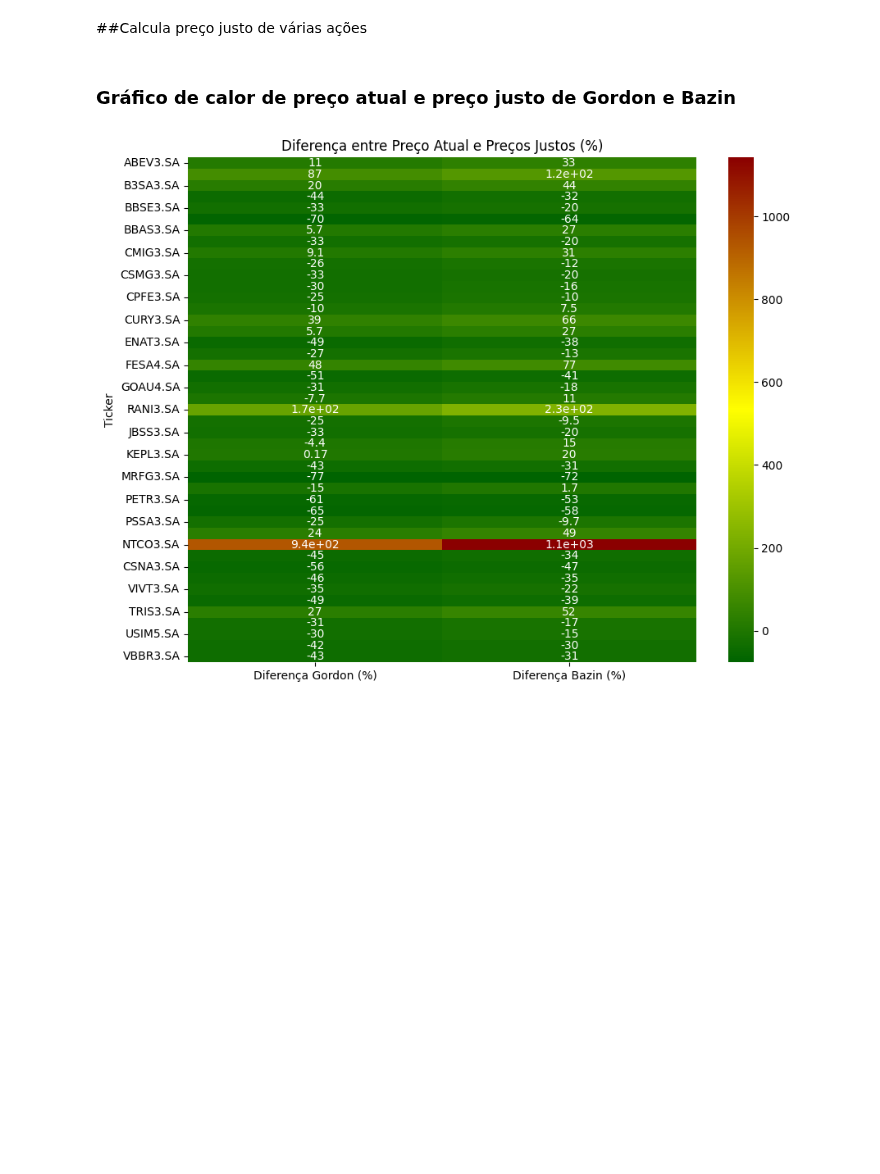
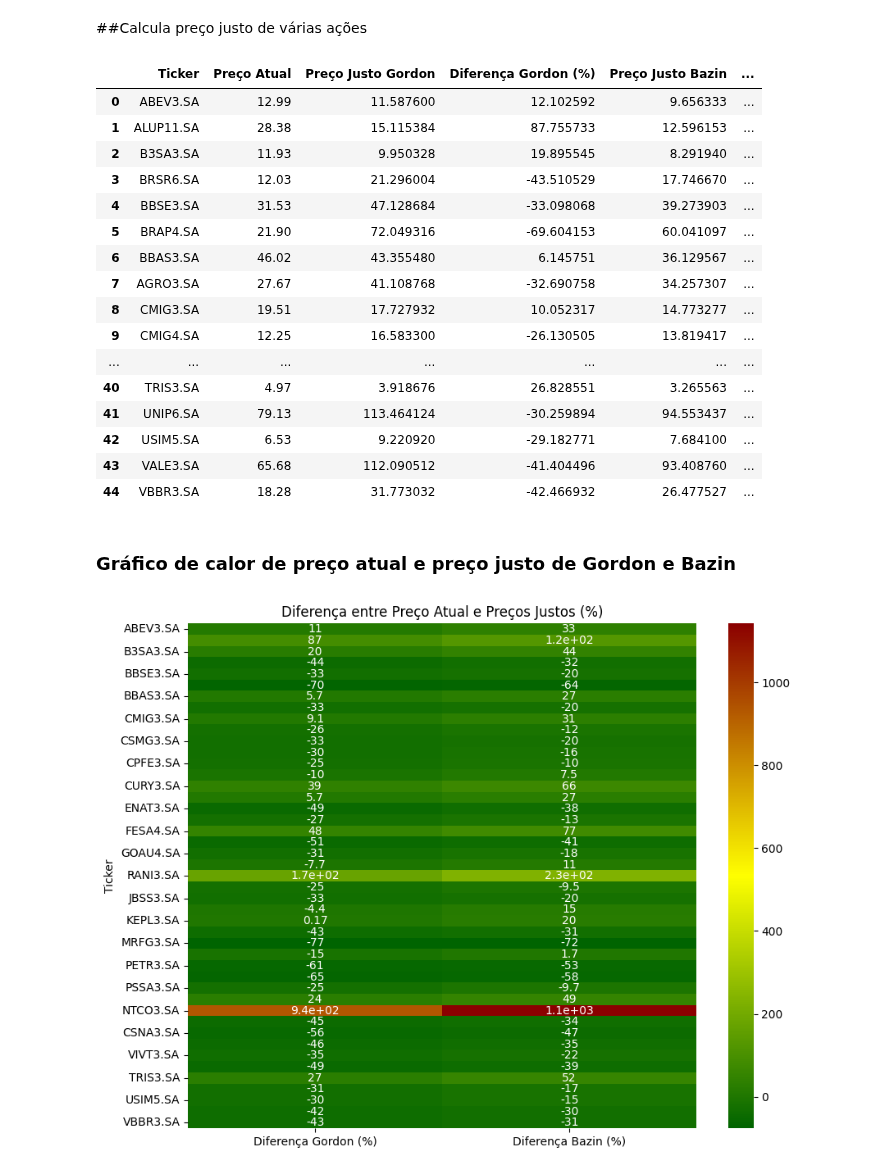
Before and after one commit to facklen/python_para_investimentos, a Jupyter notebook: Preço_justo_de_GORDON_e_BAZIN.ipynb, the cells around one changed output. Saved outputs shown, nothing was run; the diff lists cells and outputs as text; code cells hidden in the pictures; blank space fills up the shorter version.

```diff
--- a/Preço_justo_de_GORDON_e_BAZIN.ipynb
+++ b/Preço_justo_de_GORDON_e_BAZIN.ipynb
@@ -276,6 +265,26 @@ tickers = ['ABEV3.SA', 'ALUP11.SA', 'B3SA3.SA', 'BRSR6.SA', 'BBSE3.SA',
        'TRIS3.SA', 'UNIP6.SA', 'USIM5.SA', 'VALE3.SA', 'VBBR3.SA']
 
 precos_justos_df = calcular_precos_justos(tickers)
+# %%
+precos_justos_df
+# %% [output]
+|  | Ticker | Preço Atual | Preço Justo Gordon | Diferença Gordon (%) | Preço Justo Bazin | ... |
+| 0 | ABEV3.SA | 12.99 | 11.587600 | 12.102592 | 9.656333 | ... |
+| 1 | ALUP11.SA | 28.38 | 15.115384 | 87.755733 | 12.596153 | ... |
+| 2 | B3SA3.SA | 11.93 | 9.950328 | 19.895545 | 8.291940 | ... |
+| 3 | BRSR6.SA | 12.03 | 21.296004 | -43.510529 | 17.746670 | ... |
+| 4 | BBSE3.SA | 31.53 | 47.128684 | -33.098068 | 39.273903 | ... |
+| 5 | BRAP4.SA | 21.90 | 72.049316 | -69.604153 | 60.041097 | ... |
+| 6 | BBAS3.SA | 46.02 | 43.355480 | 6.145751 | 36.129567 | ... |
+| 7 | AGRO3.SA | 27.67 | 41.108768 | -32.690758 | 34.257307 | ... |
+| 8 | CMIG3.SA | 19.51 | 17.727932 | 10.052317 | 14.773277 | ... |
+| 9 | CMIG4.SA | 12.25 | 16.583300 | -26.130505 | 13.819417 | ... |
+| ... | ... | ... | ... | ... | ... | ... |
+| 40 | TRIS3.SA | 4.97 | 3.918676 | 26.828551 | 3.265563 | ... |
+| 41 | UNIP6.SA | 79.13 | 113.464124 | -30.259894 | 94.553437 | ... |
+| 42 | USIM5.SA | 6.53 | 9.220920 | -29.182771 | 7.684100 | ... |
+| 43 | VALE3.SA | 65.68 | 112.090512 | -41.404496 | 93.408760 | ... |
+| 44 | VBBR3.SA | 18.28 | 31.773032 | -42.466932 | 26.477527 | ... |
 # %% [markdown]
 ### Gráfico de calor de preço atual e preço justo de Gordon e Bazin
 # %%
```
Also changed, not shown: parts of 3 cells of this notebook.
